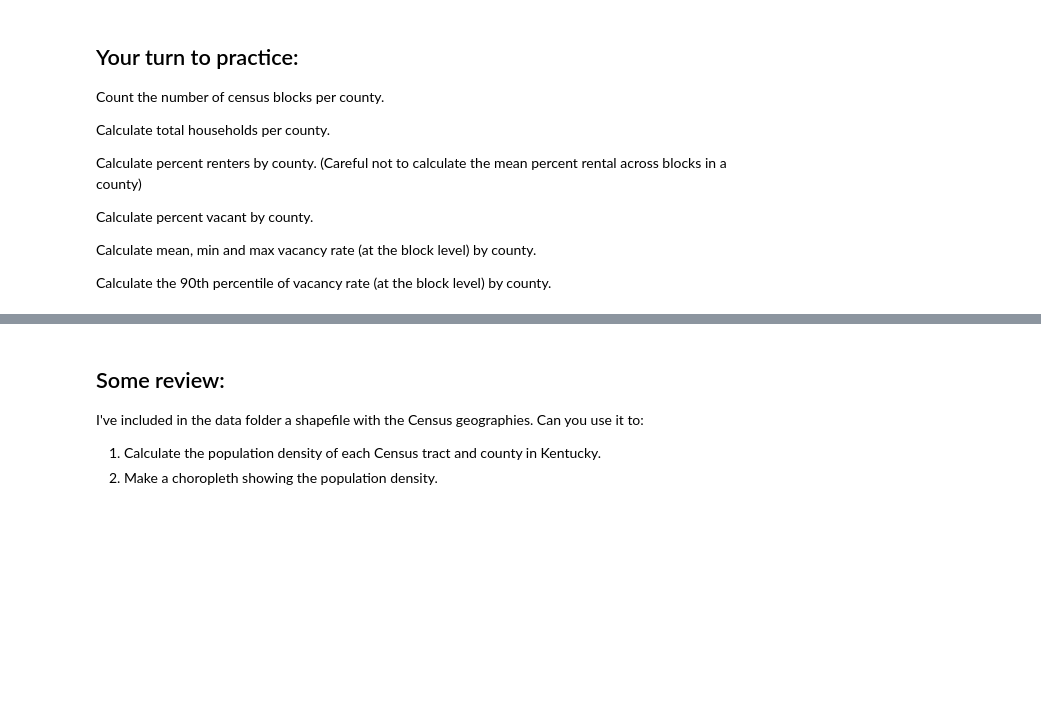
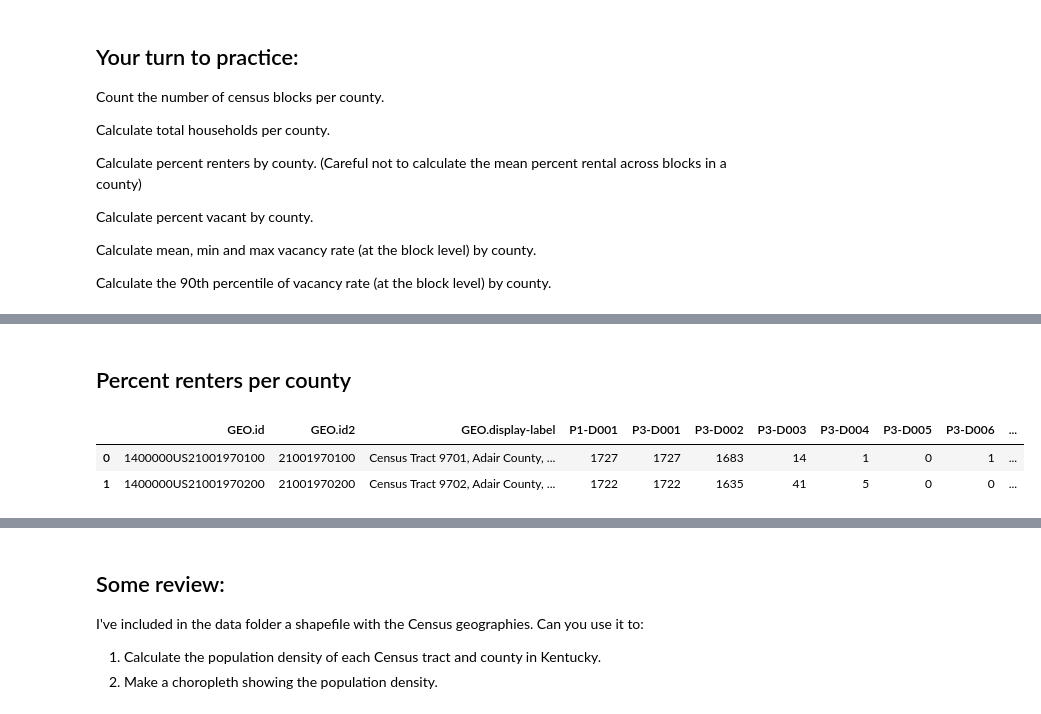
Before and after one commit to rianatanzen068/ce599, a Jupyter notebook: 11-Grouping/groupby.ipynb, the cells around one changed output, grey strips where cells are left out. Cells and saved outputs as stored; diff of their text form; code cells hidden in the pictures; blank space fills up the shorter version.

```diff
--- a/11-Grouping/groupby.ipynb
+++ b/11-Grouping/groupby.ipynb
@@ -251,0 +430,18 @@ Calculate the 90th percentile of vacancy rate (at the block level) by county.
+# %% [markdown]
+## Percent renters per county
+# %%
+county_hh= sf1['H3-D001'].groupby(sf1['county']).sum().to_frame(name='county_HH')
+county_renter = sf1['H4-D004'].groupby(sf1['county']).sum().to_frame(name='county_renter')
+# %%
+grouped3 = pd.merge(sf1,county_hh, left_on='county', right_index=True)
+#grouped3 [:2]
+# %%
+grouped4 = pd.merge(grouped3,county_renter, left_on='county', right_index=True)
+#grouped4 [:2]
+# %%
+grouped4['pct_renter'] = grouped4['county_renter'] / grouped4['county_HH'] * 100
+grouped4 [:2]
+# %% [output]
+|  | GEO.id | GEO.id2 | GEO.display-label | P1-D001 | P3-D001 | P3-D002 | P3-D003 | P3-D004 | P3-D005 | P3-D006 | ... |
+| 0 | 1400000US21001970100 | 21001970100 | Census Tract 9701, Adair County, ... | 1727 | 1727 | 1683 | 14 | 1 | 0 | 1 | ... |
+| 1 | 1400000US21001970200 | 21001970200 | Census Tract 9702, Adair County, ... | 1722 | 1722 | 1635 | 41 | 5 | 0 | 0 | ... |
```
Also changed, not shown: parts of 25 cells of this notebook, 4 other files.
